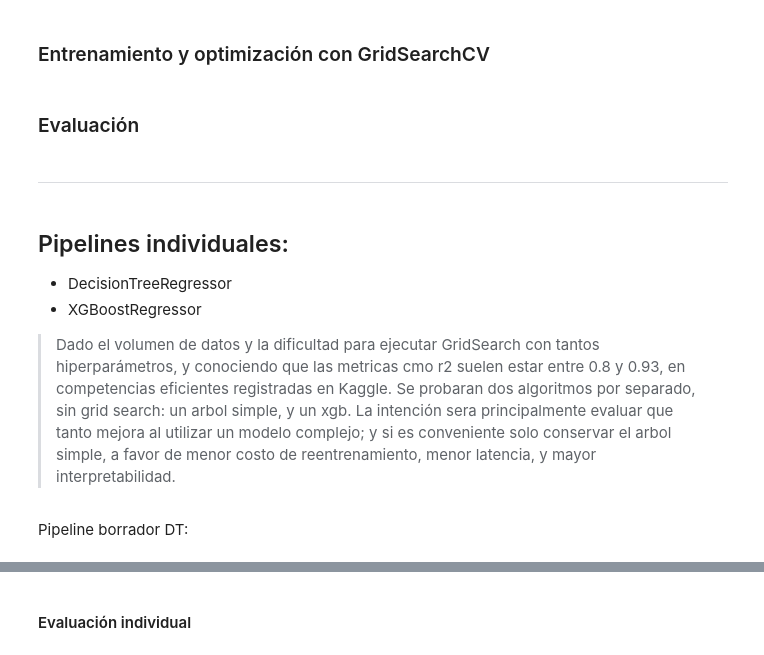
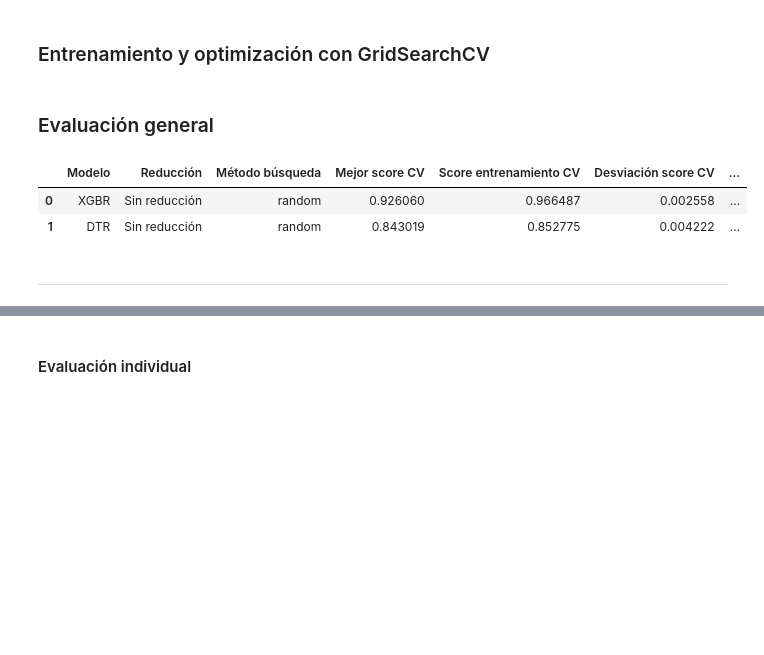
Before and after one commit to ianCristianAriel/2026-forecasting-ventas, a Jupyter notebook: notebooks/3_machine_learning.ipynb, the cells around one changed output, grey strips where cells are left out. Cells and saved outputs as stored; diff of their text form; code cells hidden in the pictures; blank space fills up the shorter version.

```diff
--- a/notebooks/3_machine_learning.ipynb
+++ b/notebooks/3_machine_learning.ipynb
@@ -269,10 +282,14 @@ xgboost = XGBRegressor(
     n_jobs=1
 )
 grid_xgboost = {
-    "n_estimators": [200, 500],
-    "max_depth": [3, 6, 10],
-    "learning_rate": [0.03, 0.1],
-    "subsample": [0.8, 1.0]
+    "n_estimators": [200, 500, 800, 1000],
+    "max_depth": [2, 3, 4, 5, 6, 8],
+    "learning_rate": [0.01, 0.03, 0.05, 0.1],
+    "subsample": [0.6, 0.8, 1.0],
+    "colsample_bytree": [0.6, 0.8, 1.0],
+    "reg_alpha": [0, 0.01, 0.1, 1],
+    "reg_lambda": [1, 5, 10],
+    "gamma": [0, 0.01, 0.1, 1],
 }
 # %% [markdown]
 MLPClassifier
@@ -359,5 +407,5 @@ optimizer.fit(
 # %% [markdown]
-### Evaluación
+### Evaluación general
 # %%
 def rmspe(y_true, y_pred):
     y_true = np.array(y_true)
@@ -370,14 +418,13 @@ def rmspe(y_true, y_pred):
             ((y_true[mask] - y_pred[mask]) / y_true[mask]) ** 2
         )
     )
+# %%
+results = optimizer.get_results()
+
+display(results)
+# %% [output]
+|  | Modelo | Reducción | Método búsqueda | Mejor score CV | Score entrenamiento CV | Desviación score CV | ... |
+| 0 | XGBR | Sin reducción | random | 0.926060 | 0.966487 | 0.002558 | ... |
+| 1 | DTR | Sin reducción | random | 0.843019 | 0.852775 | 0.004222 | ... |
 # %% [markdown]
 ---
-# %% [markdown]
-## Pipelines individuales:
-
-- DecisionTreeRegressor
-- XGBoostRegressor
-
-> Dado el volumen de datos y la dificultad para ejecutar GridSearch con tantos hiperparámetros, y conociendo que las metricas cmo r2 suelen estar entre 0.8 y 0.93, en competencias eficientes registradas en Kaggle. Se probaran dos algoritmos por separado, sin grid search: un arbol simple, y un xgb. La intención sera principalmente evaluar que tanto mejora al utilizar un modelo complejo; y si es conveniente solo conservar el arbol simple, a favor de menor costo de reentrenamiento, menor latencia, y mayor interpretabilidad.
-# %% [markdown]
-Pipeline borrador DT:
```
Also changed, not shown: parts of 32 cells of this notebook, 1 other file.
